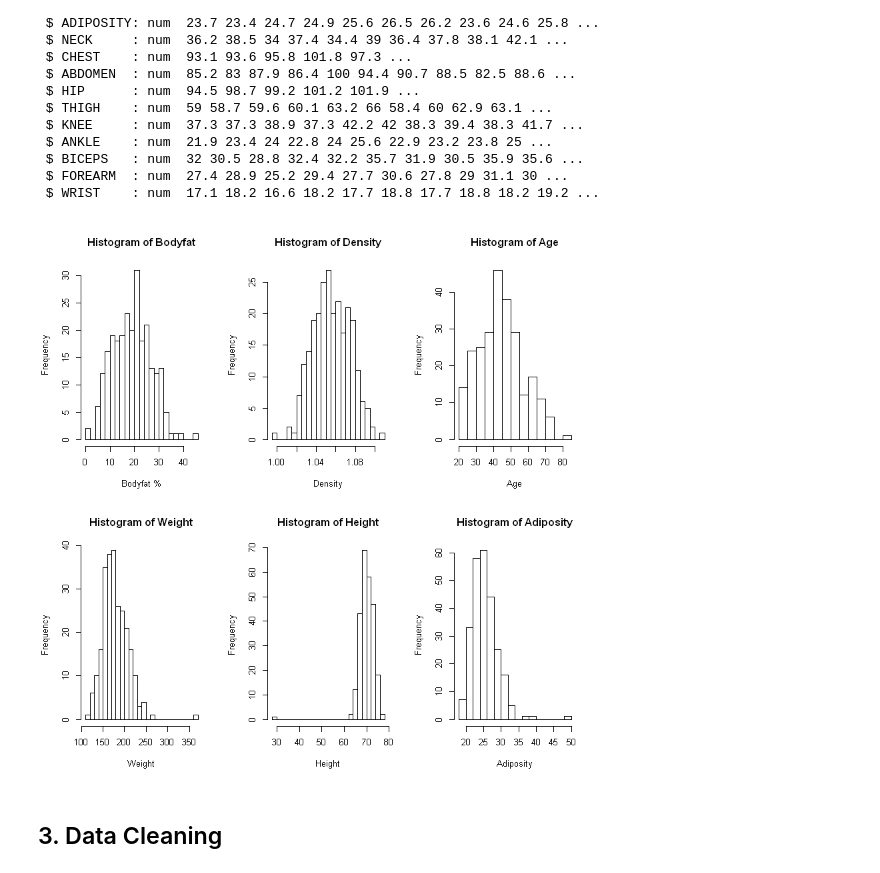
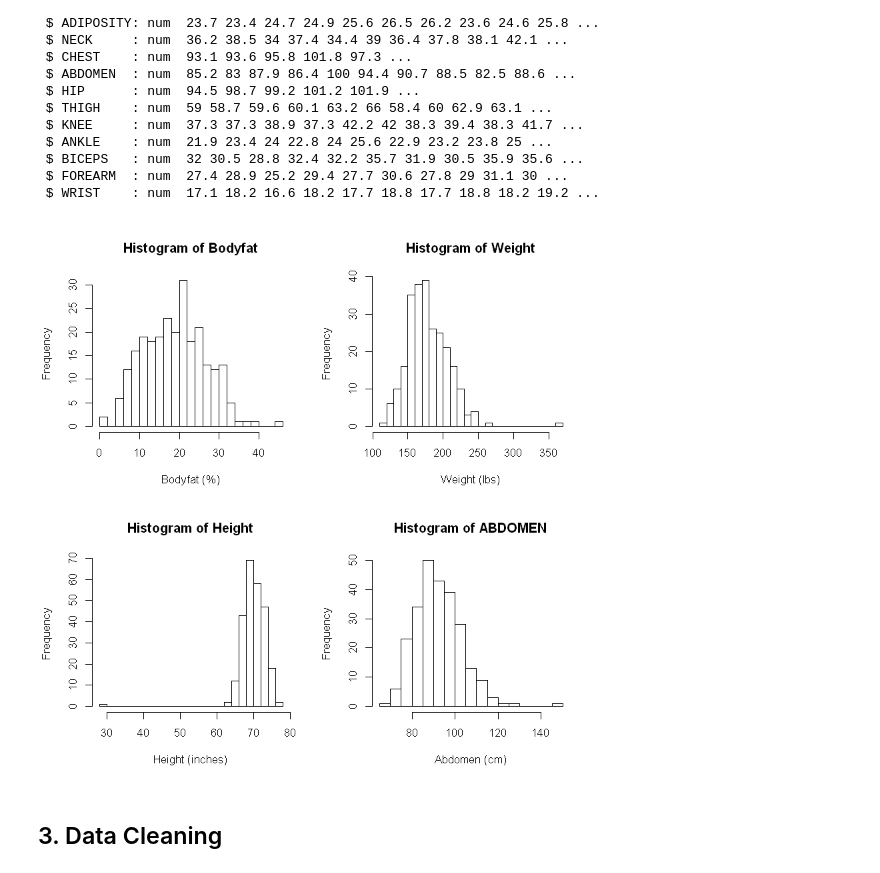
Before and after one commit to YezhouLi/628_Module_2, a Jupyter notebook: code.ipynb, the cells around one changed output. Saved outputs shown, nothing was run; the diff lists cells and outputs as text; code cells hidden in the pictures.

```diff
--- a/code.ipynb
+++ b/code.ipynb
@@ -72,21 +72,25 @@ str(dt.fat)
  $ FOREARM  : num  27.4 28.9 25.2 29.4 27.7 30.6 27.8 29 31.1 30 ...
  $ WRIST    : num  17.1 18.2 16.6 18.2 17.7 18.8 17.7 18.8 18.2 19.2 ...
 # %%
-par(mfrow=c(2,3))
+par(mfrow=c(2,2))
 hist(dt.fat$BODYFAT,breaks = 20,
-     main = "Histogram of Bodyfat",xlab="Bodyfat %")
-hist(dt.fat$DENSITY,breaks = 20,
-     main = "Histogram of Density",xlab="Density")
-hist(dt.fat$AGE,breaks = 20,
-     main = "Histogram of Age",xlab="Age")
+     main = "Histogram of Bodyfat",xlab="Bodyfat (%)")
+# hist(dt.fat$DENSITY,breaks = 20,
+#      main = "Histogram of Density",xlab="Density")
+# hist(dt.fat$AGE,breaks = 20,
+#      main = "Histogram of Age",xlab="Age")
 hist(dt.fat$WEIGHT,breaks = 20,
-     main = "Histogram of Weight",xlab="Weight")
+     main = "Histogram of Weight",xlab="Weight (lbs)")
 hist(dt.fat$HEIGHT,breaks = 20,
-     main = "Histogram of Height",xlab="Height")
-hist(dt.fat$ADIPOSITY,breaks = 20,
-     main = "Histogram of Adiposity",xlab="Adiposity")
+     main = "Histogram of Height",xlab="Height (inches)")
+# hist(dt.fat$ADIPOSITY,breaks = 20,
+#      main = "Histogram of Adiposity",xlab="Adiposity")
+hist(dt.fat$ABDOMEN,breaks = 20,
+     main = "Histogram of ABDOMEN",xlab="Abdomen (cm)")
+# hist(dt.fat$HIP,breaks = 20,
+#      main = "Histogram of HIP",xlab="Hip (cm)")
 # %% [output]
-[figure, old version]
+[figure, new version]
 # %% [markdown]
 ## 3. Data Cleaning
 # %% [markdown]
```
Also changed, not shown: parts of 2 cells of this notebook.
